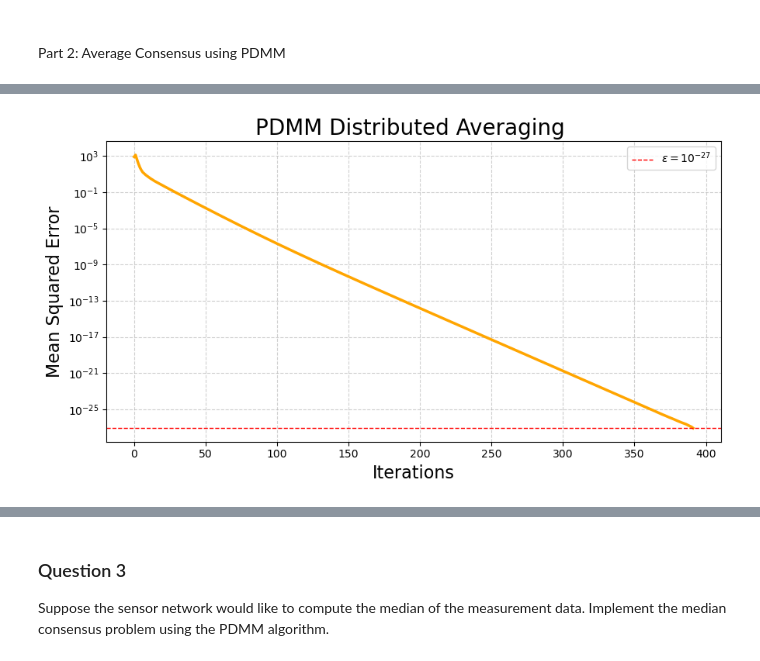
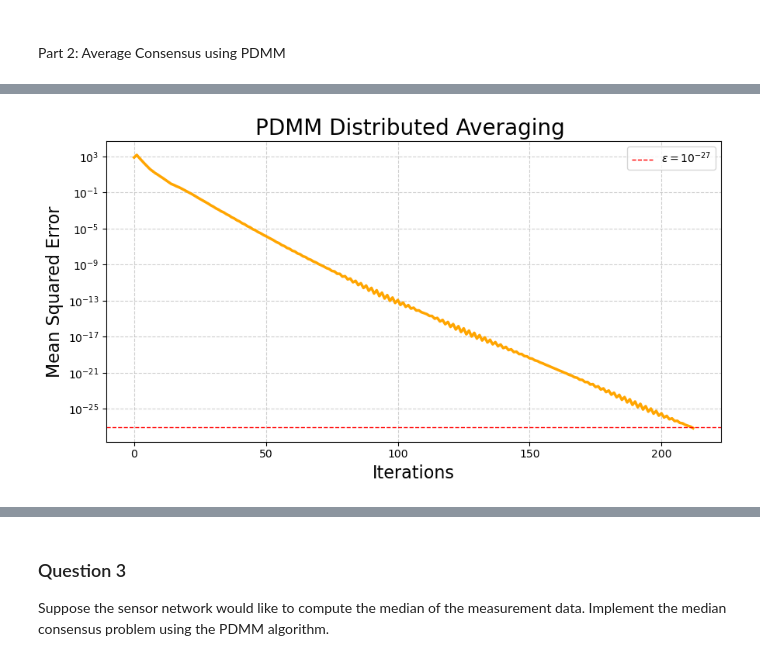
Before and after one commit to nish5180/Distributed_Signal_Processing_EE4540, a Jupyter notebook: distributed_project_git.ipynb, the cells around one changed output, grey strips where cells are left out. Cells and saved outputs as stored; diff of their text form; code cells hidden in the pictures.

```diff
--- a/distributed_project_git.ipynb
+++ b/distributed_project_git.ipynb
@@ -141,7 +143,8 @@ def randomized_gossip_average_consensus(
     epsilon=1e-27,
     p_fail=0.0,
     seed=50,
-    verbose=True
+    verbose=True,
+    trueAvg=0
 ):
 
     if seed is not None:
@@ -149,7 +152,12 @@ def randomized_gossip_average_consensus(
 
     n = len(sensor_values)
     sensor_values_rg = sensor_values.copy().astype(float)
-    avg = np.mean(sensor_values_rg)
+
+    if trueAvg == 0:
+      avg = np.mean(sensor_values_rg)
+    else:
+      avg = trueAvg
+
     avg_vec = avg * np.ones(n)
     error_rg = []
 
@@ -214,19 +222,0 @@ Elapsed time: 31.2286 seconds
-# %%
-# Construct Expected Weight Matrix E[W]
-
-P = generate_uniform_P(adj_matrix)
-n = P.shape[0]
-W_expected = np.zeros((n, n))
-I = np.eye(n)
-
-for i in range(n):
-    for j in range(n):
-        if P[i, j] > 0:
-            v = np.zeros((n, 1))
-            v[i] = 1
-            v[j] = -1
-            Wij = I - 0.5 * (v @ v.T)
-            W_expected += (1 / n) * P[i, j] * Wij
-
-print(W_expected)
-np.shape(W_expected)
@@ -256,14 +231,19 @@ def pdmm_average_consensus(
     iters=1000,
     p_fail=0.0,
     seed=None,
-    verbose=True
+    verbose=True,
+    trueAvg=0
 ):
     if seed is not None:
         np.random.seed(seed)
 
     n = len(sensor_values)
     sensor_values_pdmm_avg = sensor_values.copy().astype(float)
-    true_average = np.mean(sensor_values_pdmm_avg)
+
+    if trueAvg == 0:
+      true_average = np.mean(sensor_values_pdmm_avg)
+    else:
+      true_average = trueAvg
 
     x = sensor_values_pdmm_avg.astype(float).copy()
     z = {}
@@ -309,7 +289,7 @@ def pdmm_average_consensus(
         x_history.append(x.copy())
         error_ac.append(np.mean((x - true_average)**2))
 
-        # === Early stop condition
+        # Early stop condition
         if error_ac[-1] < 1e-27:
             if verbose:
                 print(f"Stopped early at iteration {k+1} with error {error_ac[-1]:.2e}")
@@ -324,8 +304,7 @@ def pdmm_average_consensus(
 # %%
 # Plot PDMM Average Consensus Results
 
-x_history, error_ac, elapsed = pdmm_average_consensus(adj_matrix, sensor_values, c=0.256, iters=2000, seed=50)
-
+x_history, error_ac, elapsed = pdmm_average_consensus(adj_matrix, sensor_values, c=0.4, iters=2000, seed=50)
 
 plt.figure(figsize=(9,5))
 plt.semilogy(error_ac, color='orange',lw=2.5, alpha=1)
@@ -347 +326 @@ Elapsed time: 17.0161 seconds
-[figure, old version]
+[figure, new version]
```
Also changed, not shown: parts of 22 cells of this notebook.
